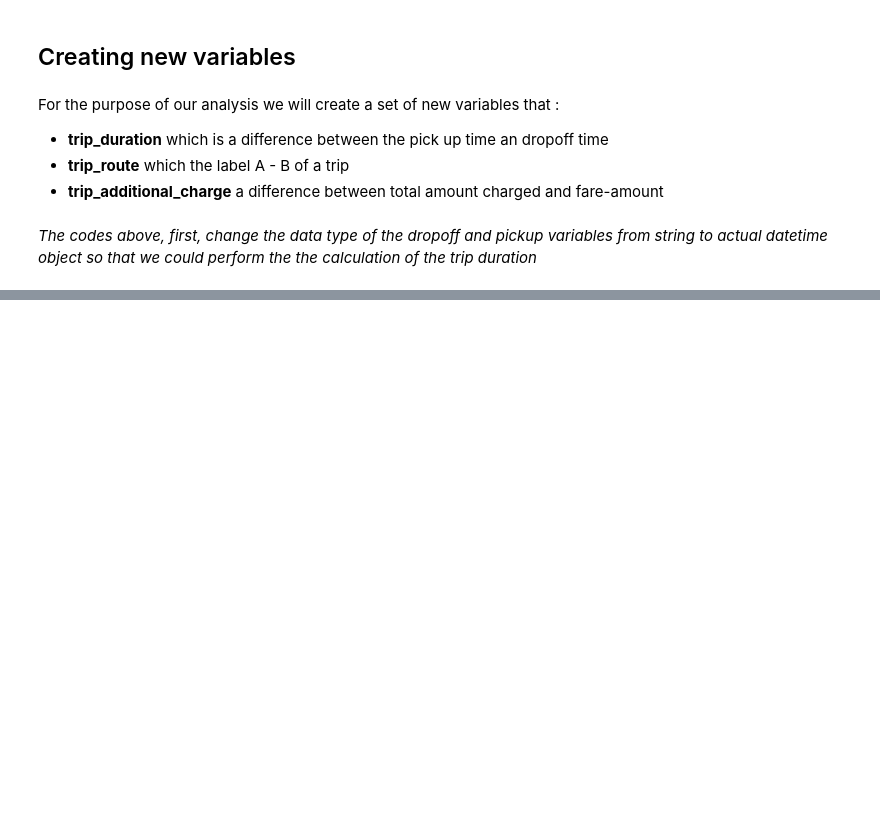
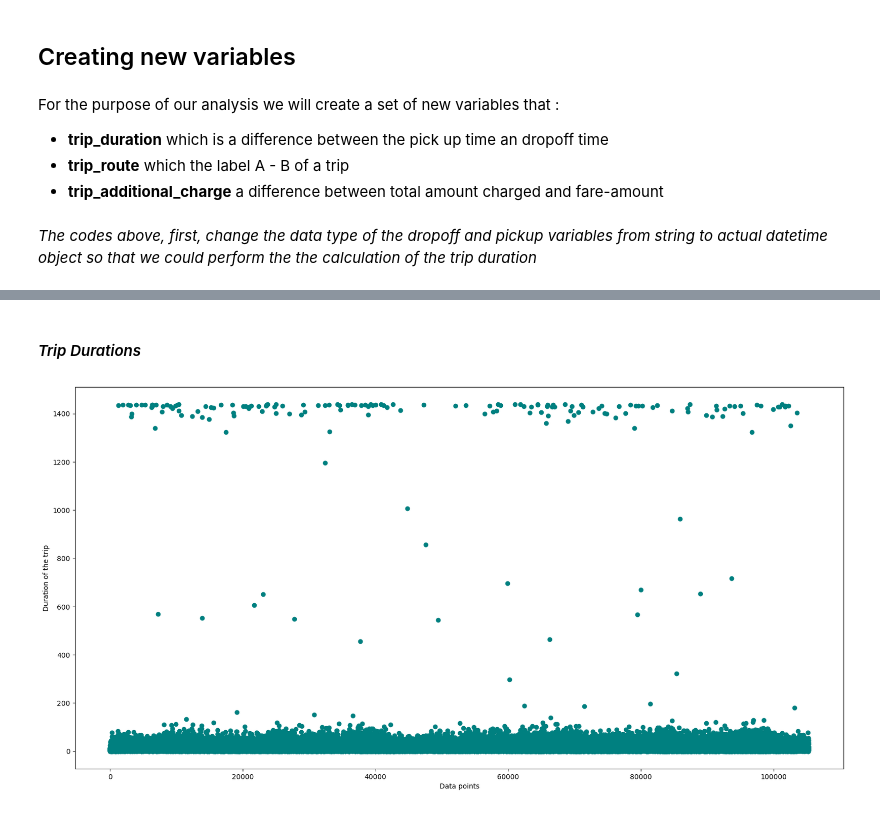
Before and after one commit to deanstanly/Project_Yellow_Taxi, a Jupyter notebook: Yellow_taxi_JN.ipynb, the cells around one changed output, grey strips where cells are left out. Drawn from its saved outputs; the diff is of its cells as text; code cells hidden in the pictures; blank space fills up the shorter version.

```diff
--- a/Yellow_taxi_JN.ipynb
+++ b/Yellow_taxi_JN.ipynb
@@ -169,0 +361,10 @@ Name: store_and_fwd_flag, dtype: int64
+# %% [markdown]
+#### _Trip Durations_
+# %%
+plt.figure(figsize=(20, 10))
+plt.scatter(range(len(yt)), yt['trip_duration'], color='teal')
+plt.xlabel('Data points')
+plt.ylabel('Duration of the trip')
+plt.show()
+# %% [output]
+[figure, added]
```
Also changed, not shown: parts of 111 cells of this notebook.
